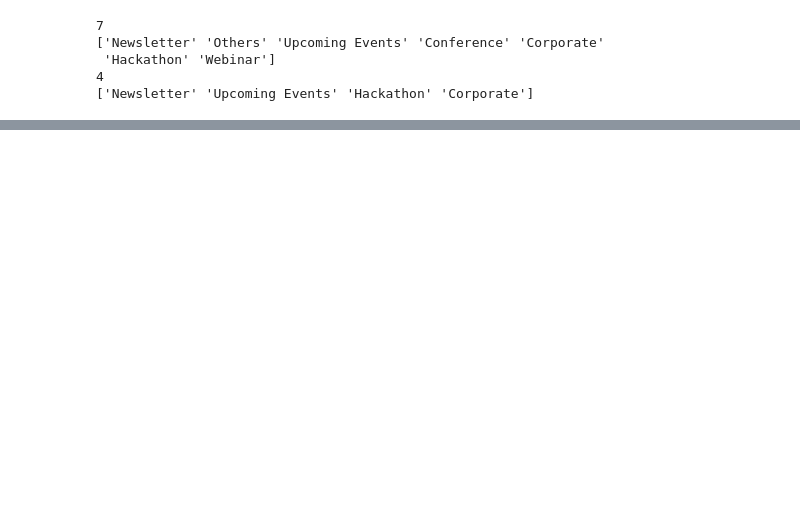
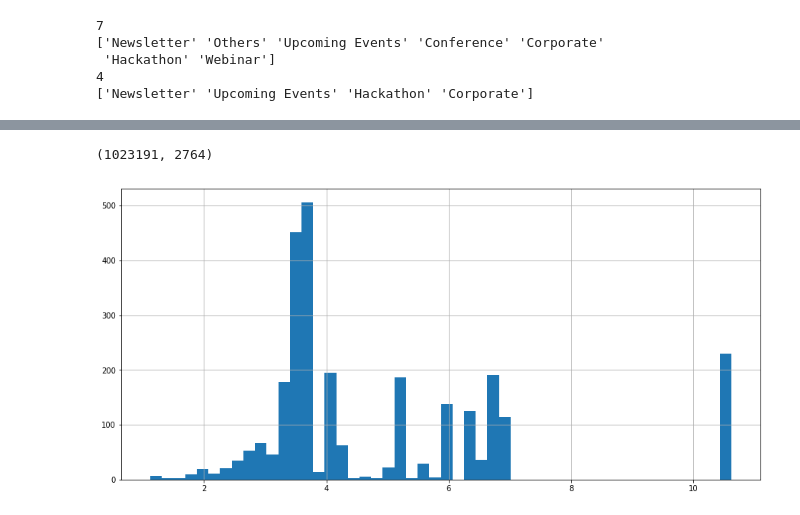
Before and after one commit to ViswanathRavindran/AV-Competitions, a Jupyter notebook: LOM/EDA.ipynb, the cells around one changed output, grey strips where cells are left out. Drawn from its saved outputs; the diff is of its cells as text; code cells hidden in the pictures; blank space fills up the shorter version.

```diff
--- a/LOM/EDA.ipynb
+++ b/LOM/EDA.ipynb
@@ -108,0 +300,16 @@ Name: is_click, dtype: int64
+# %%
+vz = vectorizer.fit_transform(list(train_df['email_tokens']))
+# %%
+vz.shape
+# %% [output]
+(1023191, 2764)
+# %%
+tfidf = dict(zip(vectorizer.get_feature_names(), vectorizer.idf_))
+tfidf = pd.DataFrame(columns=['tfidf']).from_dict(dict(tfidf), orient='index')
+tfidf.columns = ['tfidf']
+# %%
+import matplotlib.pyplot as plt
+tfidf.tfidf.hist(bins=50, figsize=(15,7))
+plt.show()
+# %% [output]
+[figure, added]
```
Also changed, not shown: parts of 49 cells of this notebook.
